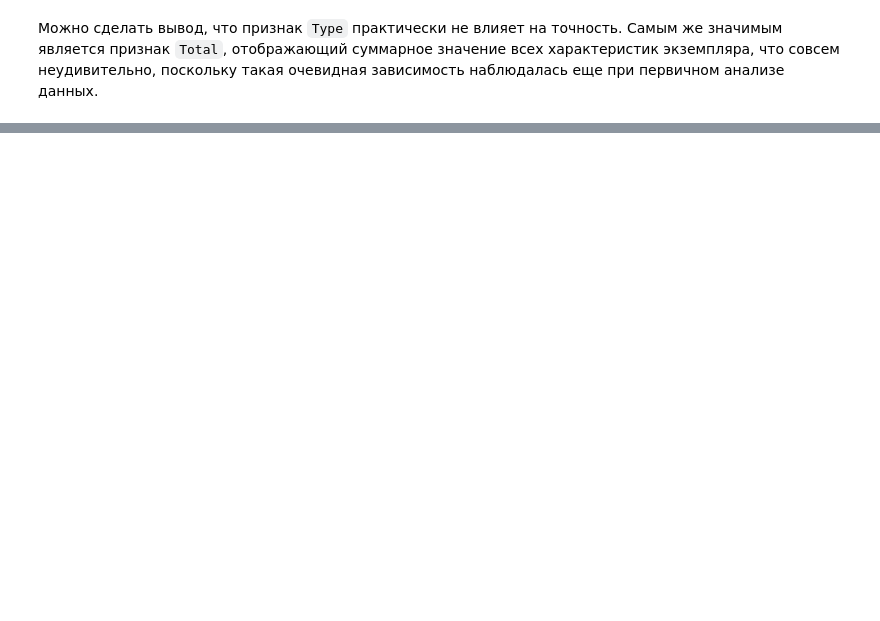
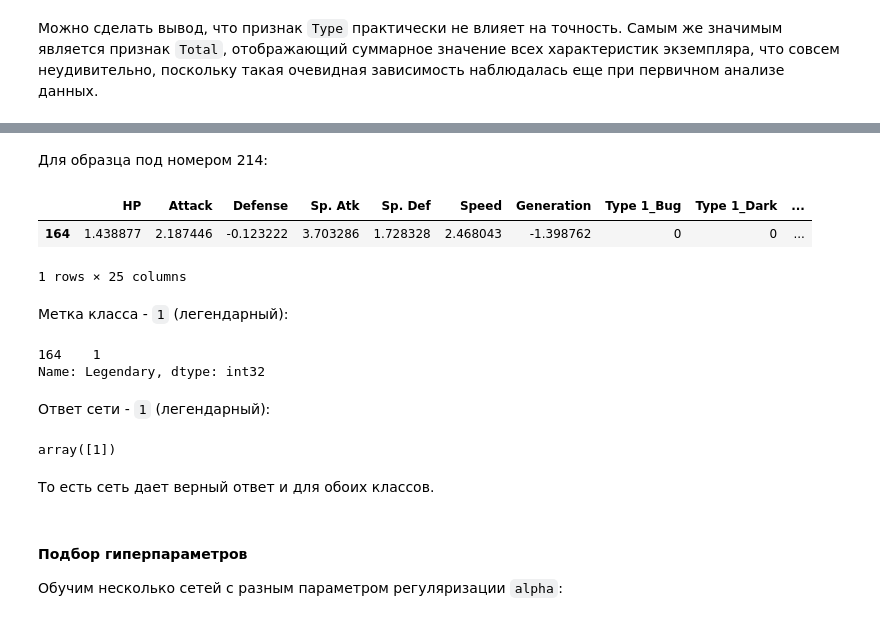
Before and after one commit to Edvard-Hagerup-Grieg/UNN-MachineLearning, a Jupyter notebook: Lab1.ipynb, the cells around one changed output, grey strips where cells are left out. Saved outputs shown, nothing was run; the diff lists cells and outputs as text; code cells hidden in the pictures; blank space fills up the shorter version.

```diff
--- a/Lab1.ipynb
+++ b/Lab1.ipynb
@@ -422,0 +500,27 @@ plt.xlim([-1, d_first])
+# %% [markdown]
+Для образца под номером 214:
+# %%
+X_test.iloc[[214]]
+# %% [output]
+|  | HP | Attack | Defense | Sp. Atk | Sp. Def | Speed | Generation | Type 1_Bug | Type 1_Dark | ... |
+| 164 | 1.438877 | 2.187446 | -0.123222 | 3.703286 | 1.728328 | 2.468043 | -1.398762 | 0 | 0 | ... |
+1 rows × 25 columns
+# %% [markdown]
+Метка класса - `1` (легендарный):
+# %%
+y_test.iloc[[214]]
+# %% [output]
+164    1
+Name: Legendary, dtype: int32
+# %% [markdown]
+Ответ сети - `1` (легендарный):
+# %%
+mlp_model.predict(X_test.iloc[[214]])
+# %% [output]
+array([1])
+# %% [markdown]
+То есть сеть дает верный ответ и для обоих классов.
+# %% [markdown]
+#### Подбор гиперпараметров
+
+Обучим несколько сетей с разным параметром регуляризации `alpha`:
```
Also changed, not shown: parts of 44 cells of this notebook.
